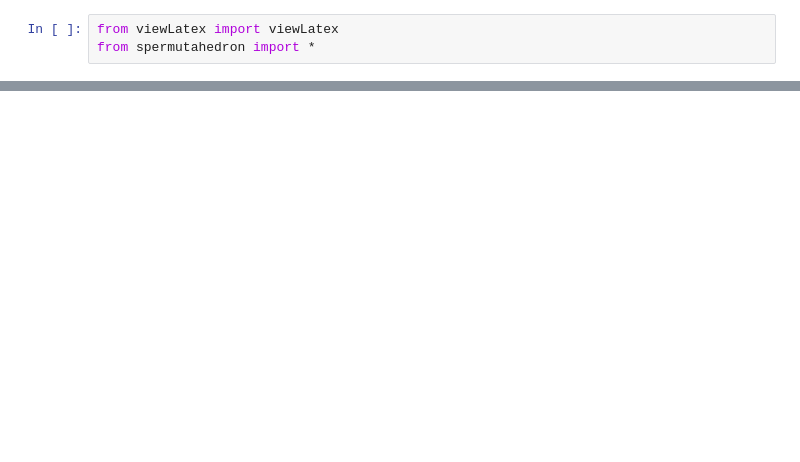
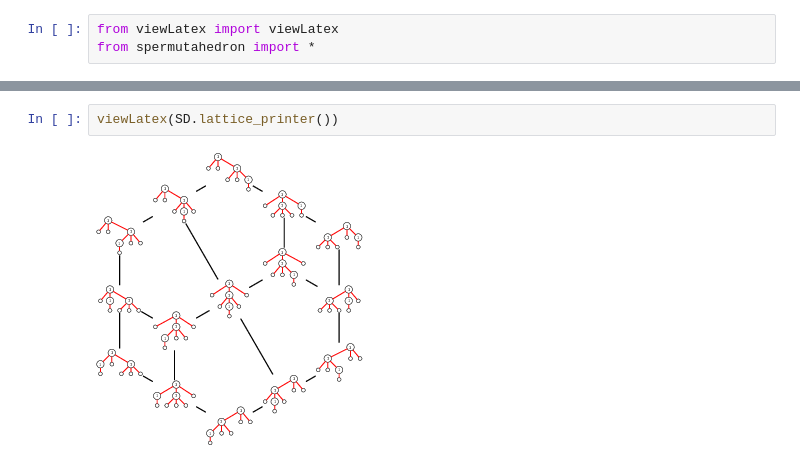
Before and after one commit to VivianePons/public-notebooks, a Jupyter notebook: sWeakOrder/Demo.ipynb, the cells around one changed output, grey strips where cells are left out. Saved outputs shown, nothing was run; the diff lists cells and outputs as text; blank space fills up the shorter version.

```diff
--- a/sWeakOrder/Demo.ipynb
+++ b/sWeakOrder/Demo.ipynb
@@ -7,0 +30,4 @@ realization2d((0,2,2))
+# %%
+viewLatex(SD.lattice_printer())
+# %% [output]
+[figure, added]
```
Also changed, not shown: parts of 13 cells of this notebook, 9 other files.
